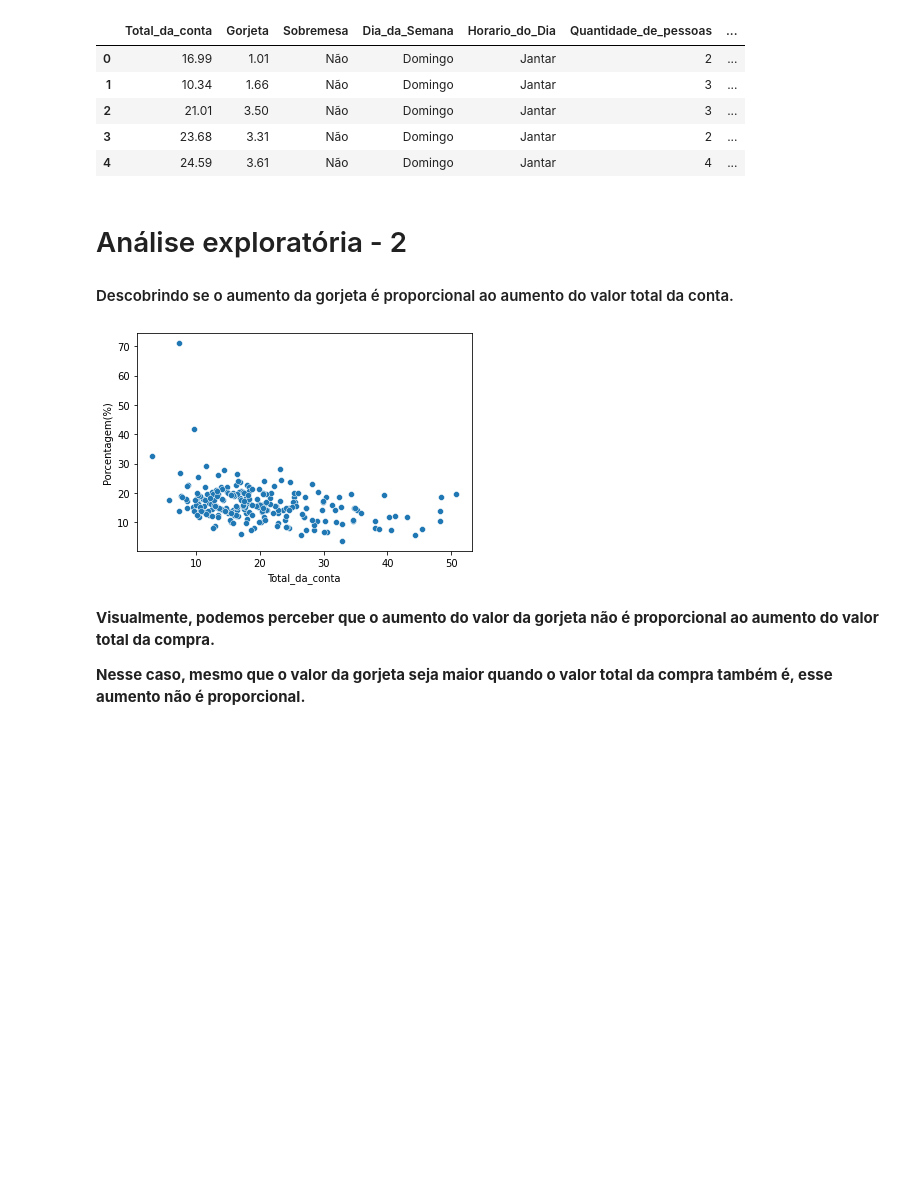
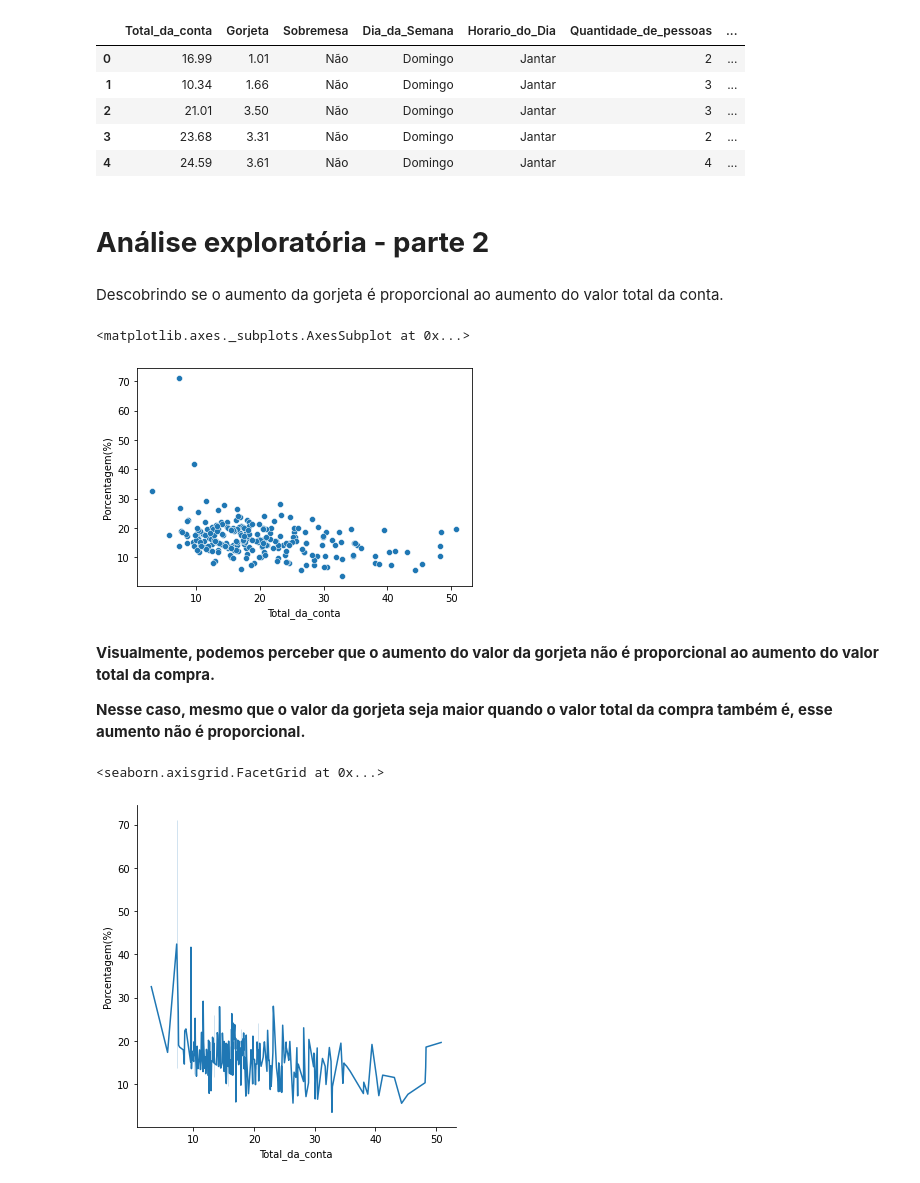
Before and after one commit to Olivierah/Data_Visualization, a Jupyter notebook: Seaborn_package_1.ipynb, the cells around one changed output. Drawn from its saved outputs; the diff is of its cells as text; code cells hidden in the pictures; blank space fills up the shorter version.

```diff
--- a/Seaborn_package_1.ipynb
+++ b/Seaborn_package_1.ipynb
@@ -185,15 +183,25 @@ dados.head()
 | 2 | 21.01 | 3.50 | Não | Domingo | Jantar | 3 | ... |
 | 3 | 23.68 | 3.31 | Não | Domingo | Jantar | 2 | ... |
 | 4 | 24.59 | 3.61 | Não | Domingo | Jantar | 4 | ... |
+# %% [markdown]
+# **Análise exploratória - parte 2**
 # %% [markdown]
-# Análise exploratória - 2
-
-#### Descobrindo se o aumento da gorjeta é proporcional ao aumento do valor total da conta.
+Descobrindo se o aumento da gorjeta é proporcional ao aumento do valor total da conta.
 # %%
-percent_cont = sns.scatterplot(x='Total_da_conta', y='Porcentagem(%)', data=dados)
+sns.scatterplot(x='Total_da_conta', y='Porcentagem(%)', data=dados)
 # %% [output]
+<matplotlib.axes._subplots.AxesSubplot at 0x...>
 [figure]
 # %% [markdown]
 **Visualmente, podemos perceber que o aumento do valor da gorjeta não é proporcional ao aumento do valor total da compra.**
 
 **Nesse caso, mesmo que o valor da gorjeta seja maior quando o valor total da compra também é, esse aumento não é proporcional.**
+# %%
+# Existem outros tipode gráfico que podem tentar ajudar na visualização
+
+# No gráfico abaixo, utilizando o 'relplot' podemos notar uma leve queda.
+
+sns.relplot(x='Total_da_conta', y='Porcentagem(%)', kind='line', data=dados) # O parâmetro 'kind indica o tipo de gráfico que será plotado
+# %% [output]
+<seaborn.axisgrid.FacetGrid at 0x...>
+[figure, added]
```
Also changed, not shown: parts of 7 cells of this notebook.
